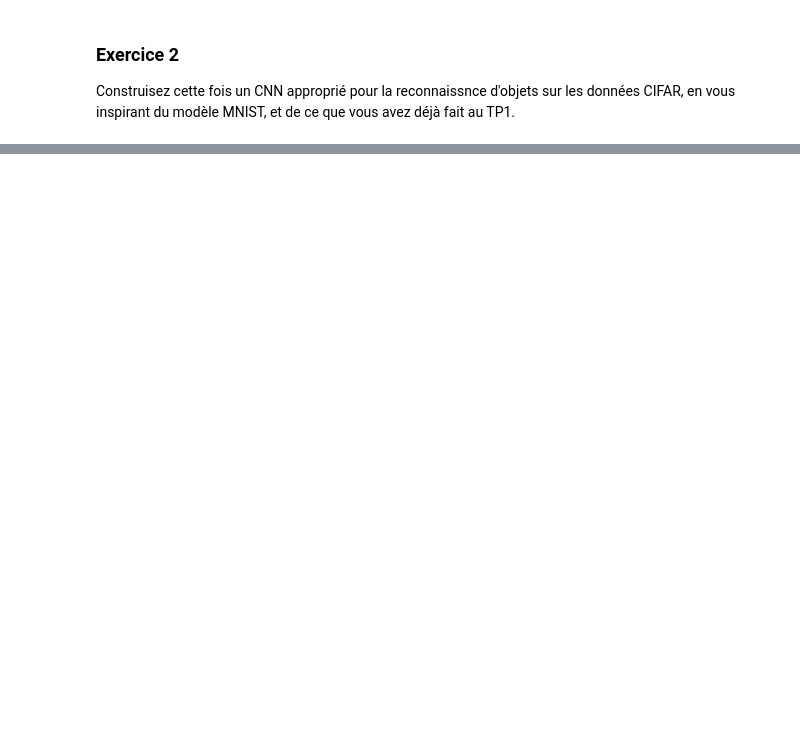
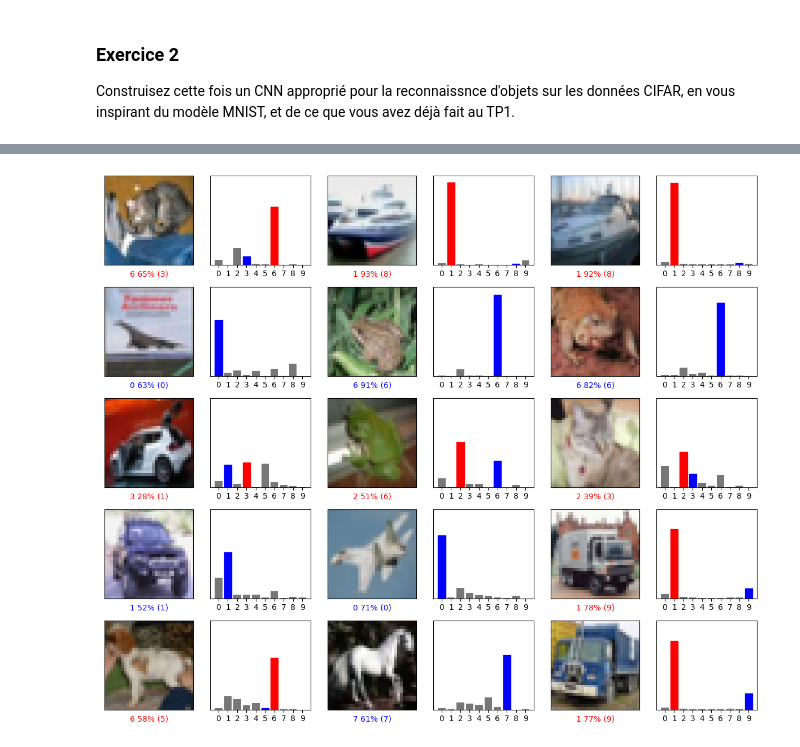
Before and after one commit to loanBRNT/tp_apprentissage, a Jupyter notebook: tp_muller/tp2/tp2_1_convolutional.ipynb, the cells around one changed output, grey strips where cells are left out. Saved outputs shown, nothing was run; the diff lists cells and outputs as text; code cells hidden in the pictures; blank space fills up the shorter version.

```diff
--- a/tp_muller/tp2/tp2_1_convolutional.ipynb
+++ b/tp_muller/tp2/tp2_1_convolutional.ipynb
@@ -238,0 +329,7 @@ Construisez cette fois un CNN approprié pour la reconnaissnce d'objets sur les
+# %%
+history = model.fit(train_images, train_labels,
+          batch_size=64,
+          epochs=10,
+          verbose=0,
+          validation_split=0.1,
+          callbacks=[PLK(), TqdmCallback()])
@@ -238,0 +338,5 @@ Construisez cette fois un CNN approprié pour la reconnaissnce d'objets sur les
+# %%
+score = model.evaluate(test_images, test_labels, verbose=0)
+print('Test loss:', score[0])
+print('Test accuracy:', score[1])
+predictions = model.predict(test_images)
@@ -238,0 +347,15 @@ Construisez cette fois un CNN approprié pour la reconnaissnce d'objets sur les
+# %%
+# prédictions correctes en bleu, incorrectes en rouge
+num_rows = 5
+num_cols = 3
+num_images = num_rows*num_cols
+plt.figure(figsize=(2*2*num_cols, 2*num_rows))
+for i in range(num_images):
+  plt.subplot(num_rows, 2*num_cols, 2*i+1)
+  plot_image(i, predictions[i], test_labels, test_images[:,:,:,:])
+  plt.subplot(num_rows, 2*num_cols, 2*i+2)
+  plot_value_array(i, predictions[i], test_labels)
+plt.tight_layout()
+plt.show()
+# %% [output]
+[figure, added]
```
Also changed, not shown: parts of 12 cells of this notebook, 10 other files.
